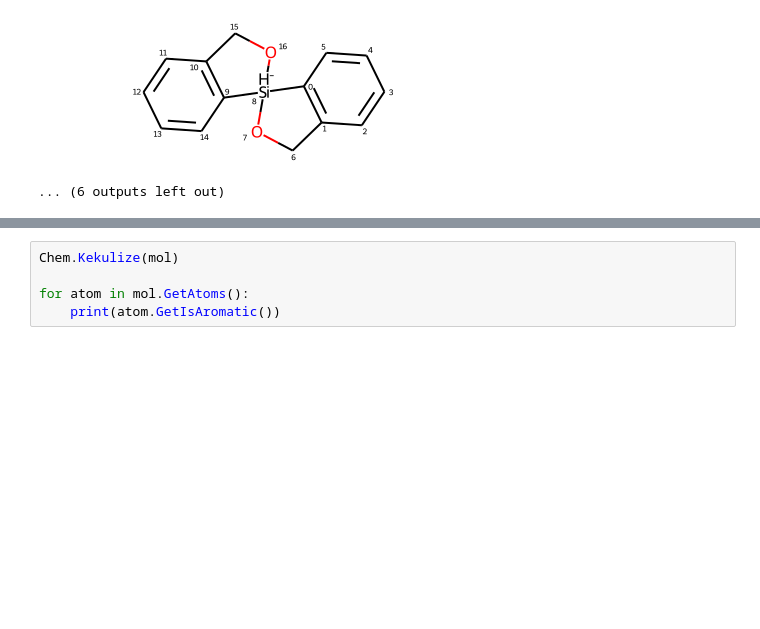
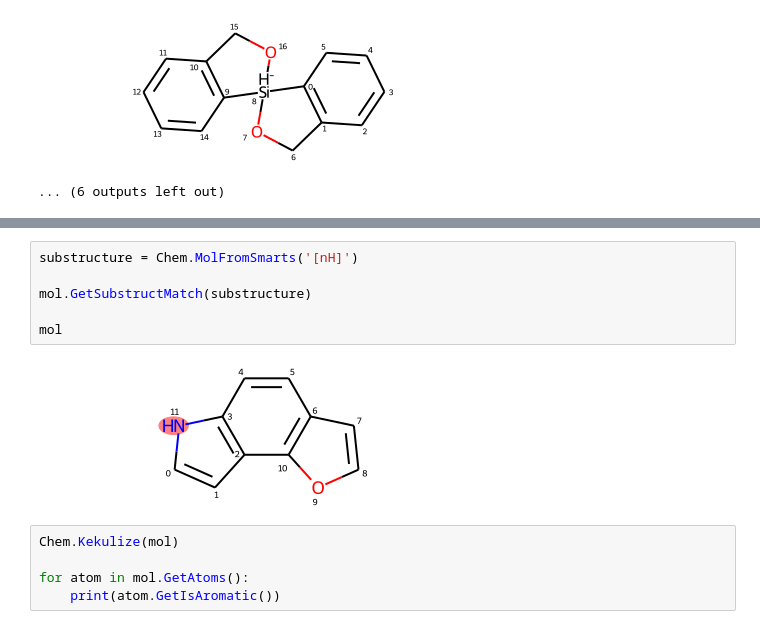
Before and after one commit to molrs/molrs-core, a Jupyter notebook: test.ipynb, the cells around one changed output, grey strips where cells are left out. Saved outputs shown, nothing was run; the diff lists cells and outputs as text; blank space fills up the shorter version.

```diff
--- a/test.ipynb
+++ b/test.ipynb
@@ -67,3 +67,11 @@ Chem.MolToSmiles(mol)
+# %%
+substructure = Chem.MolFromSmarts('[nH]')
+
+mol.GetSubstructMatch(substructure)
+
+mol
+# %% [output]
+[figure, added]
 # %%
 Chem.Kekulize(mol)
 
```
Also changed, not shown: parts of 1 cell of this notebook, 6 other files.
